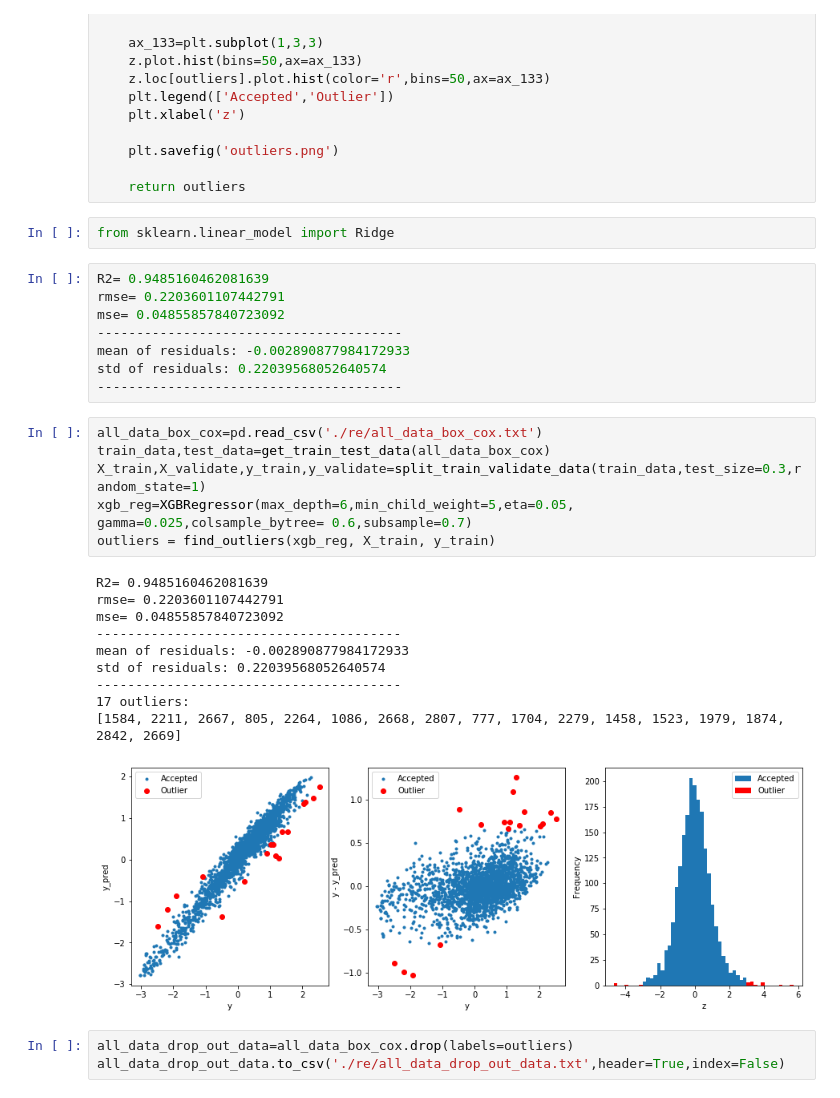
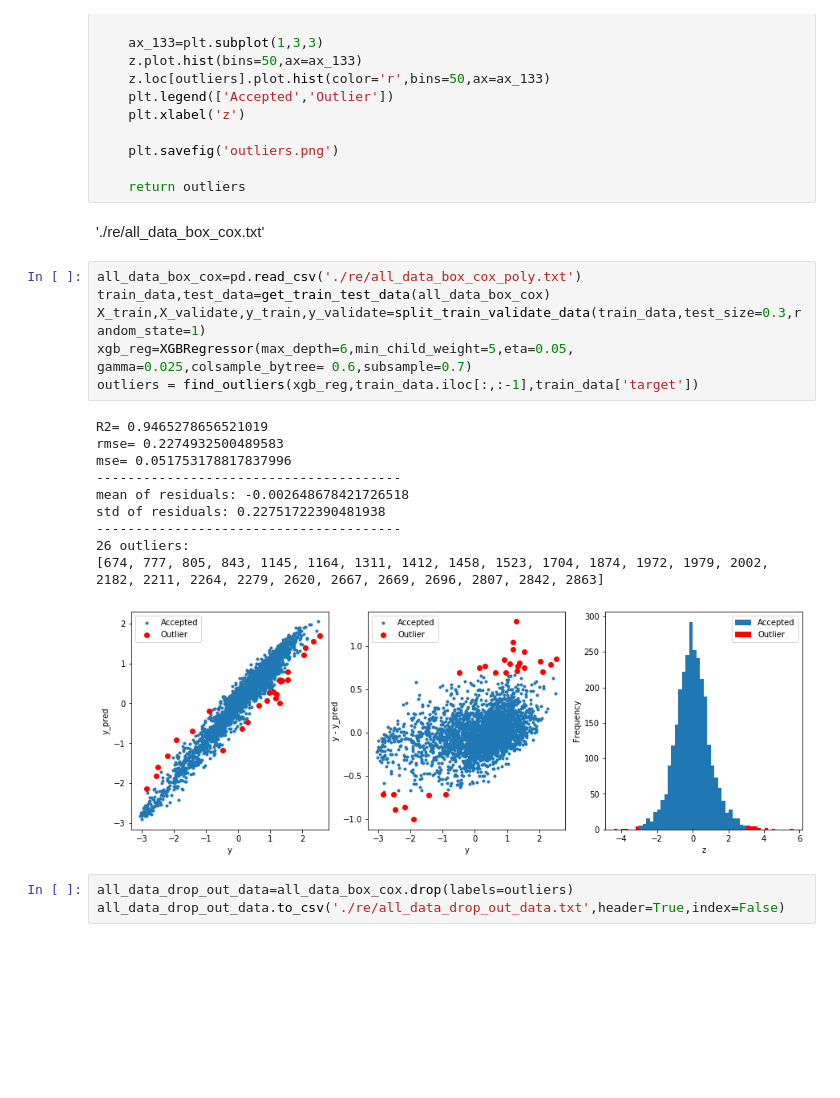
Before and after one commit to mengdaxing/vapor_forcast, a Jupyter notebook: data_analysis.ipynb, the cells around one changed output. Cells and saved outputs as stored; diff of their text form; blank space fills up the shorter version.

```diff
--- a/data_analysis.ipynb
+++ b/data_analysis.ipynb
@@ -504,33 +529,25 @@ def find_outliers(model, X, y, sigma=3):
     plt.savefig('outliers.png')
 
     return outliers
-# %%
-from sklearn.linear_model import Ridge
-# %%
-R2= 0.9485160462081639
-rmse= 0.2203601107442791
-mse= 0.04855857840723092
----------------------------------------
-mean of residuals: -0.002890877984172933
-std of residuals: 0.22039568052640574
----------------------------------------
+# %% [markdown]
+'./re/all_data_box_cox.txt'
 # %%
-all_data_box_cox=pd.read_csv('./re/all_data_box_cox.txt')
+all_data_box_cox=pd.read_csv('./re/all_data_box_cox_poly.txt')
 train_data,test_data=get_train_test_data(all_data_box_cox)
 X_train,X_validate,y_train,y_validate=split_train_validate_data(train_data,test_size=0.3,random_state=1)
 xgb_reg=XGBRegressor(max_depth=6,min_child_weight=5,eta=0.05, gamma=0.025,colsample_bytree= 0.6,subsample=0.7)
-outliers = find_outliers(xgb_reg, X_train, y_train)
+outliers = find_outliers(xgb_reg,train_data.iloc[:,:-1],train_data['target'])
 # %% [output]
-R2= 0.9485160462081639
-rmse= 0.2203601107442791
-mse= 0.04855857840723092
+R2= 0.9465278656521019
+rmse= 0.2274932500489583
+mse= 0.051753178817837996
 ---------------------------------------
-mean of residuals: -0.002890877984172933
-std of residuals: 0.22039568052640574
+mean of residuals: -0.002648678421726518
+std of residuals: 0.22751722390481938
 ---------------------------------------
-17 outliers:
-[1584, 2211, 2667, 805, 2264, 1086, 2668, 2807, 777, 1704, 2279, 1458, 1523, 1979, 1874, 2842, 2669]
+26 outliers:
+[674, 777, 805, 843, 1145, 1164, 1311, 1412, 1458, 1523, 1704, 1874, 1972, 1979, 2002, 2182, 2211, 2264, 2279, 2620, 2667, 2669, 2696, 2807, 2842, 2863]
-[figure, old version]
+[figure, new version]
 # %%
 all_data_drop_out_data=all_data_box_cox.drop(labels=outliers)
 all_data_drop_out_data.to_csv('./re/all_data_drop_out_data.txt',header=True,index=False)
```
Also changed, not shown: parts of 23 cells of this notebook.
